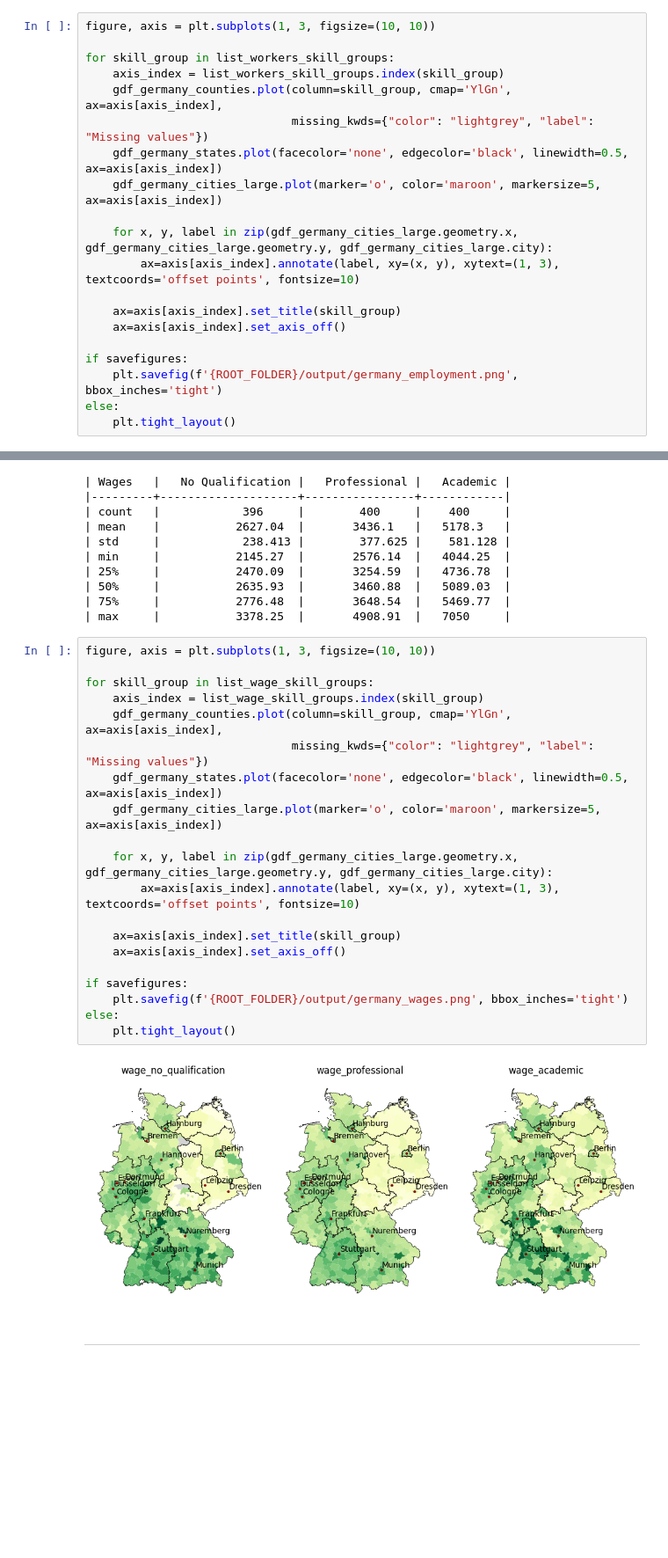
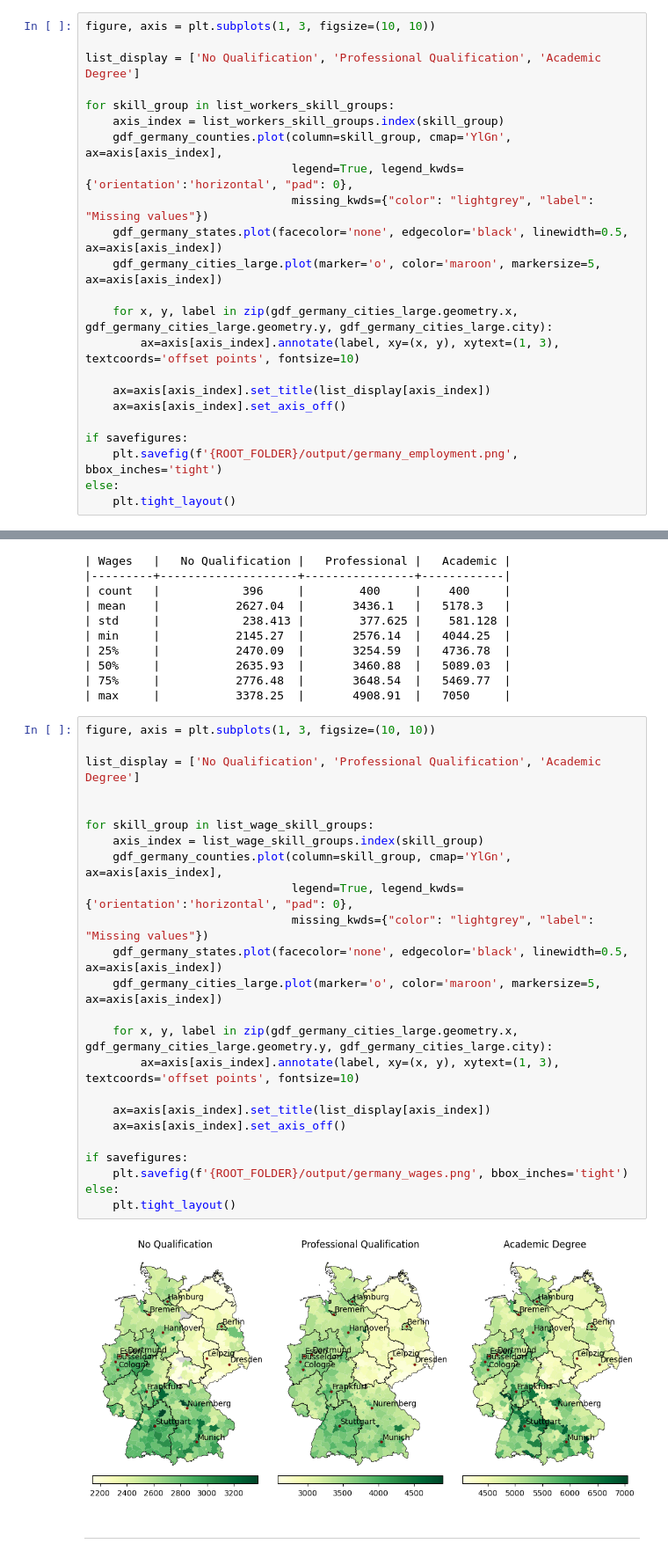
Before and after one commit to dbursy/qse_collaboration, a Jupyter notebook: notebooks/QSE_Tutorial_1_Group_2.ipynb, the cells around one changed output, grey strips where cells are left out. Shown at 88% size. Cells and saved outputs as stored; diff of their text form; blank space fills up the shorter version.

```diff
--- a/notebooks/QSE_Tutorial_1_Group_2.ipynb
+++ b/notebooks/QSE_Tutorial_1_Group_2.ipynb
@@ -158,10 +157,13 @@ print(tabulate(
 | max       |           73456    |       475713   |   360929   |
 # %%
 figure, axis = plt.subplots(1, 3, figsize=(10, 10))
+
+list_display = ['No Qualification', 'Professional Qualification', 'Academic Degree']
 
 for skill_group in list_workers_skill_groups:
     axis_index = list_workers_skill_groups.index(skill_group)
     gdf_germany_counties.plot(column=skill_group, cmap='YlGn', ax=axis[axis_index],
+                              legend=True, legend_kwds={'orientation':'horizontal', "pad": 0},
                               missing_kwds={"color": "lightgrey", "label": "Missing values"})
     gdf_germany_states.plot(facecolor='none', edgecolor='black', linewidth=0.5, ax=axis[axis_index])
     gdf_germany_cities_large.plot(marker='o', color='maroon', markersize=5, ax=axis[axis_index])
@@ -169,7 +171,7 @@ for skill_group in list_workers_skill_groups:
     for x, y, label in zip(gdf_germany_cities_large.geometry.x, gdf_germany_cities_large.geometry.y, gdf_germany_cities_large.city):
         ax=axis[axis_index].annotate(label, xy=(x, y), xytext=(1, 3), textcoords='offset points', fontsize=10)
 
-    ax=axis[axis_index].set_title(skill_group)
+    ax=axis[axis_index].set_title(list_display[axis_index])
     ax=axis[axis_index].set_axis_off()
 
 if savefigures:
@@ -197,25 +199,29 @@ print(tabulate(
 | max     |           3378.25  |       4908.91  |   7050     |
 # %%
 figure, axis = plt.subplots(1, 3, figsize=(10, 10))
+
+list_display = ['No Qualification', 'Professional Qualification', 'Academic Degree']
+
 
 for skill_group in list_wage_skill_groups:
     axis_index = list_wage_skill_groups.index(skill_group)
     gdf_germany_counties.plot(column=skill_group, cmap='YlGn', ax=axis[axis_index],
+                              legend=True, legend_kwds={'orientation':'horizontal', "pad": 0},
                               missing_kwds={"color": "lightgrey", "label": "Missing values"})
     gdf_germany_states.plot(facecolor='none', edgecolor='black', linewidth=0.5, ax=axis[axis_index])
     gdf_germany_cities_large.plot(marker='o', color='maroon', markersize=5, ax=axis[axis_index])
 
     for x, y, label in zip(gdf_germany_cities_large.geometry.x, gdf_germany_cities_large.geometry.y, gdf_germany_cities_large.city):
         ax=axis[axis_index].annotate(label, xy=(x, y), xytext=(1, 3), textcoords='offset points', fontsize=10)
 
-    ax=axis[axis_index].set_title(skill_group)
+    ax=axis[axis_index].set_title(list_display[axis_index])
     ax=axis[axis_index].set_axis_off()
 
 if savefigures:
     plt.savefig(f'{ROOT_FOLDER}/output/germany_wages.png', bbox_inches='tight')
 else:
     plt.tight_layout()
 # %% [output]
-[figure, old version]
+[figure, new version]
 # %% [markdown]
 ---
```
Also changed, not shown: parts of 68 cells of this notebook, 1 other file.
